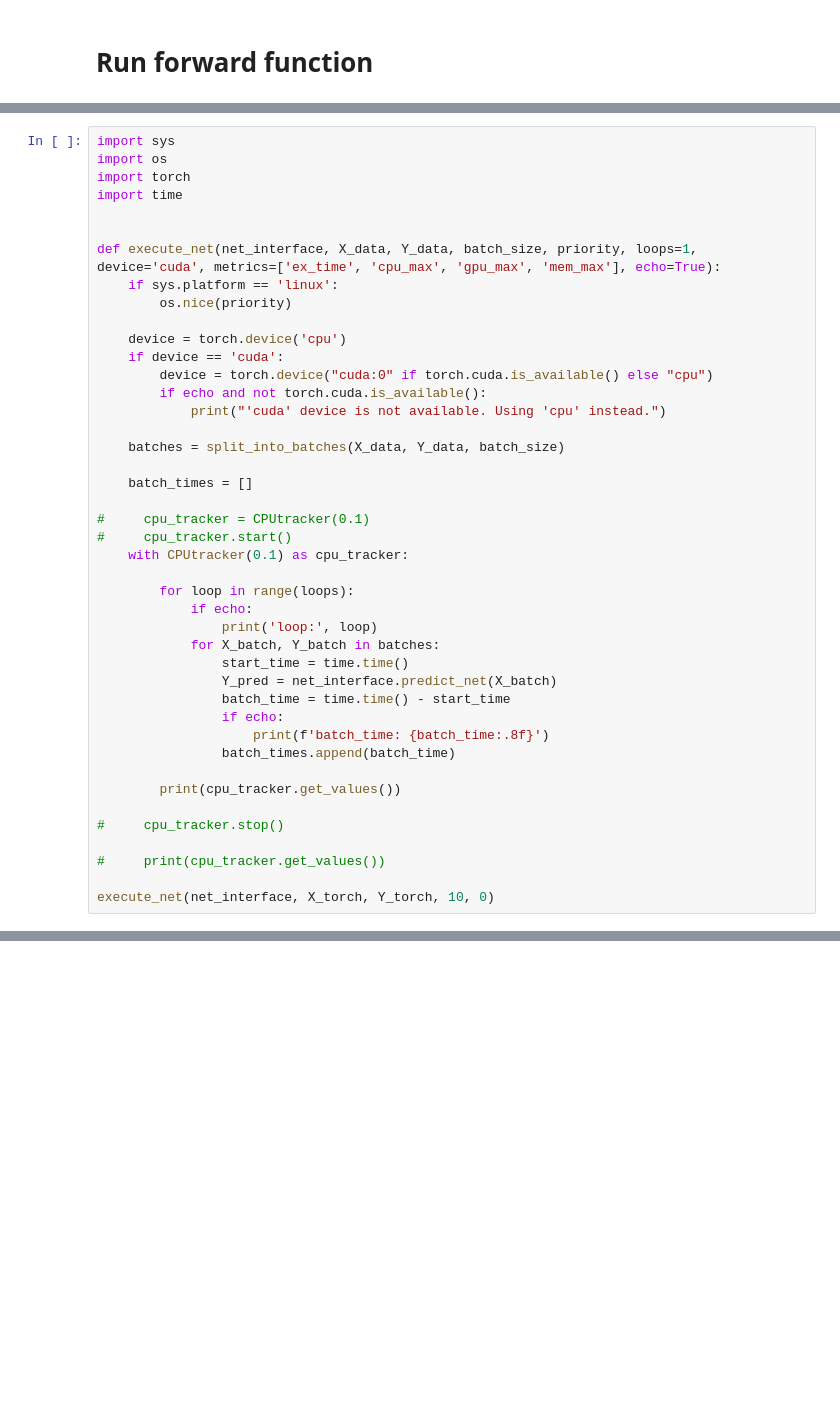
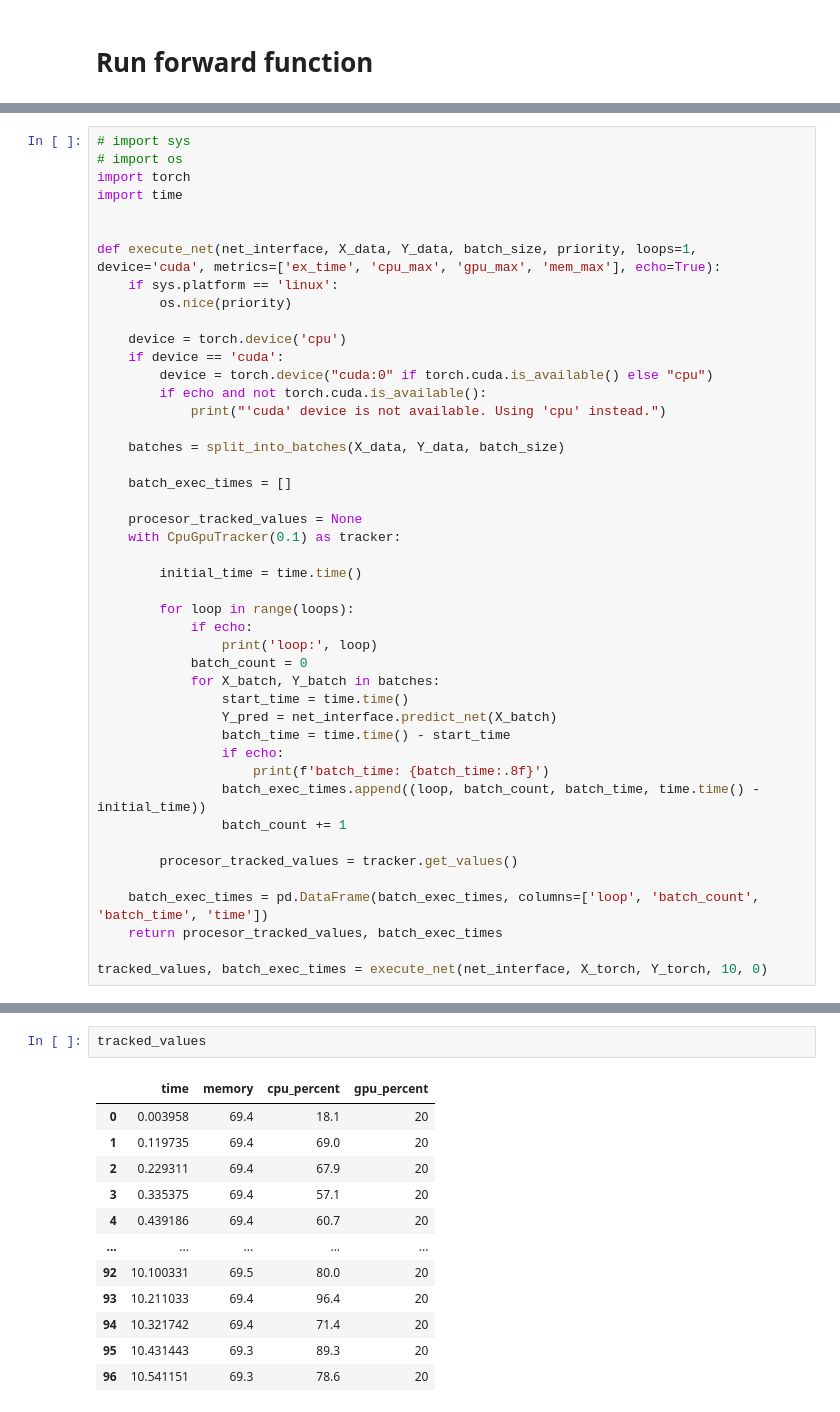
Before and after one commit to troncosoae/jetson-benchmark, a Jupyter notebook: torch_tester.ipynb, the cells around one changed output, grey strips where cells are left out. Drawn from its saved outputs; the diff is of its cells as text; blank space fills up the shorter version.

```diff
--- a/torch_tester.ipynb
+++ b/torch_tester.ipynb
@@ -178,6 +179,6 @@ FileNotFoundError: [WinError 2] El sistema no puede encontrar el archivo especif
 # %%
-import sys
-import os
+# import sys
+# import os
 import torch
 import time
 
@@ -194,28 +195,30 @@ def execute_net(net_interface, X_data, Y_data, batch_size, priority, loops=1, de
 
     batches = split_into_batches(X_data, Y_data, batch_size)
 
-    batch_times = []
+    batch_exec_times = []
 
-#     cpu_tracker = CPUtracker(0.1)
-#     cpu_tracker.start()
-    with CPUtracker(0.1) as cpu_tracker:
+    procesor_tracked_values = None
+    with CpuGpuTracker(0.1) as tracker:
+
+        initial_time = time.time()
 
         for loop in range(loops):
             if echo:
                 print('loop:', loop)
+            batch_count = 0
             for X_batch, Y_batch in batches:
                 start_time = time.time()
                 Y_pred = net_interface.predict_net(X_batch)
                 batch_time = time.time() - start_time
                 if echo:
                     print(f'batch_time: {batch_time:.8f}')
-                batch_times.append(batch_time)
+                batch_exec_times.append((loop, batch_count, batch_time, time.time() - initial_time))
+                batch_count += 1
 
-        print(cpu_tracker.get_values())
+        procesor_tracked_values = tracker.get_values()
 
-#     cpu_tracker.stop()
+    batch_exec_times = pd.DataFrame(batch_exec_times, columns=['loop', 'batch_count', 'batch_time', 'time'])
+    return procesor_tracked_values, batch_exec_times
 
-#     print(cpu_tracker.get_values())
-
-execute_net(net_interface, X_torch, Y_torch, 10, 0)
+tracked_values, batch_exec_times = execute_net(net_interface, X_torch, Y_torch, 10, 0)
 # %% [output]
@@ -238,0 +243,15 @@ None None None
+# %%
+tracked_values
+# %% [output]
+|  | time | memory | cpu_percent | gpu_percent |
+| 0 | 0.003958 | 69.4 | 18.1 | 20 |
+| 1 | 0.119735 | 69.4 | 69.0 | 20 |
+| 2 | 0.229311 | 69.4 | 67.9 | 20 |
+| 3 | 0.335375 | 69.4 | 57.1 | 20 |
+| 4 | 0.439186 | 69.4 | 60.7 | 20 |
+| ... | ... | ... | ... | ... |
+| 92 | 10.100331 | 69.5 | 80.0 | 20 |
+| 93 | 10.211033 | 69.4 | 96.4 | 20 |
+| 94 | 10.321742 | 69.4 | 71.4 | 20 |
+| 95 | 10.431443 | 69.3 | 89.3 | 20 |
+| 96 | 10.541151 | 69.3 | 78.6 | 20 |
```
Also changed, not shown: parts of 5 cells of this notebook, 3 other files.
